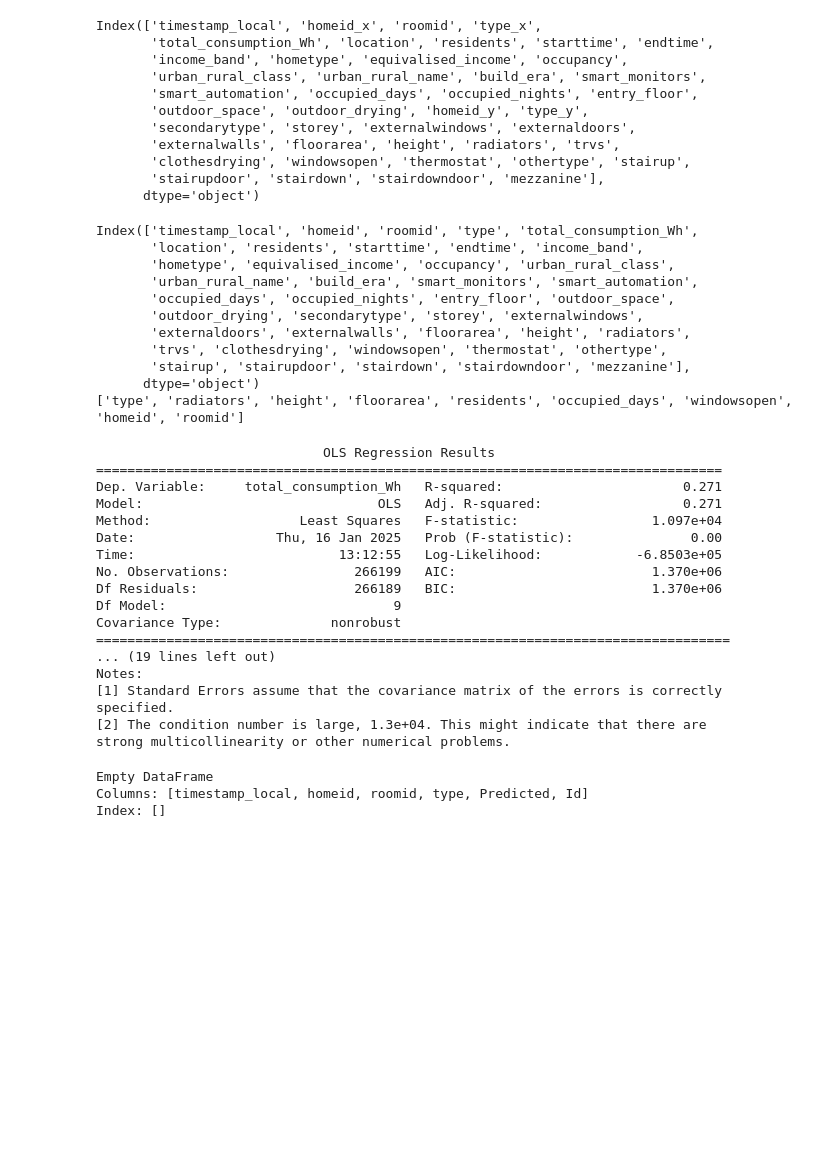
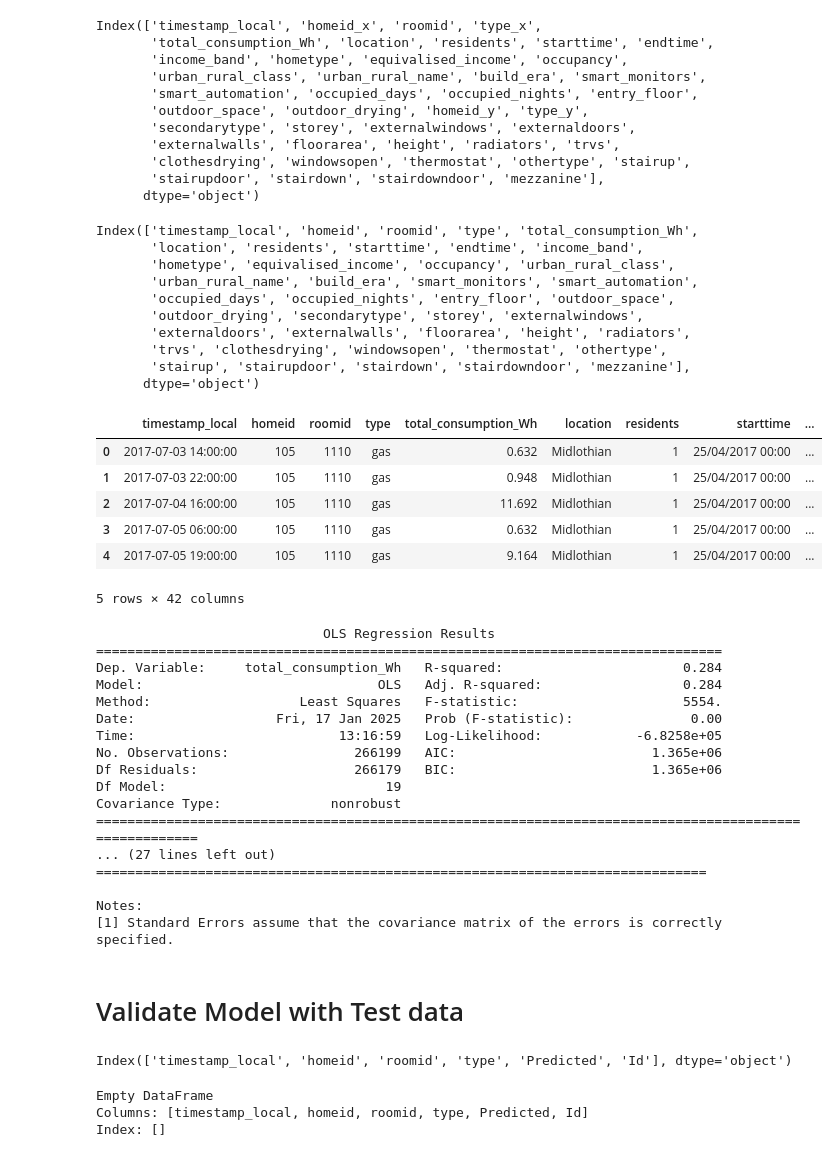
Before and after one commit to Julian200019/DataScience2024, a Jupyter notebook: Xmas_Challenge/ideal_eda.ipynb, the cells around one changed output. Saved outputs shown, nothing was run; the diff lists cells and outputs as text; code cells hidden in the pictures; blank space fills up the shorter version.

```diff
--- a/Xmas_Challenge/ideal_eda.ipynb
+++ b/Xmas_Challenge/ideal_eda.ipynb
@@ -286,12 +264,8 @@ merged_data = merged_data.rename(columns=cols_to_rename)
 cols_to_drop = [col for col in merged_data.columns if col.endswith('_y')]
 merged_data = merged_data.drop(columns=cols_to_drop)
 
-# Update top_predictors to reflect renamed columns
-top_predictors = [col[:-2] if col.endswith(('_x', '_y')) else col for col in top_predictors]
-top_predictors = list(dict.fromkeys(top_predictors)) # Entfernt Duplikate unter Beibehaltung der Reihenfolge (Python 3.7+)
 
 print(merged_data.columns)
-print(top_predictors)
 # %% [output]
 Index(['timestamp_local', 'homeid', 'roomid', 'type', 'total_consumption_Wh',
        'location', 'residents', 'starttime', 'endtime', 'income_band',
@@ -303,33 +277,53 @@ Index(['timestamp_local', 'homeid', 'roomid', 'type', 'total_consumption_Wh',
        'trvs', 'clothesdrying', 'windowsopen', 'thermostat', 'othertype',
        'stairup', 'stairupdoor', 'stairdown', 'stairdowndoor', 'mezzanine'],
       dtype='object')
-['type', 'radiators', 'height', 'floorarea', 'residents', 'occupied_days', 'windowsopen', 'homeid', 'roomid']
+# %%
+# Hinzufügen der ID-Spalte
+merged_data['Id'] = (
+    merged_data['homeid'].astype(str) + '_' +
+    merged_data['roomid'].astype(str) + '_' +
+    merged_data['timestamp_local'].astype(str) + '_' +
+    merged_data['type']
+)
+
+# Die ersten Zeilen anzeigen
+merged_data.head()
+# %% [output]
+|  | timestamp_local | homeid | roomid | type | total_consumption_Wh | location | residents | starttime | ... |
+| 0 | 2017-07-03 14:00:00 | 105 | 1110 | gas | 0.632 | Midlothian | 1 | 25/04/2017 00:00 | ... |
+| 1 | 2017-07-03 22:00:00 | 105 | 1110 | gas | 0.948 | Midlothian | 1 | 25/04/2017 00:00 | ... |
+| 2 | 2017-07-04 16:00:00 | 105 | 1110 | gas | 11.692 | Midlothian | 1 | 25/04/2017 00:00 | ... |
+| 3 | 2017-07-05 06:00:00 | 105 | 1110 | gas | 0.632 | Midlothian | 1 | 25/04/2017 00:00 | ... |
+| 4 | 2017-07-05 19:00:00 | 105 | 1110 | gas | 9.164 | Midlothian | 1 | 25/04/2017 00:00 | ... |
+5 rows × 42 columns
 # %%
 # Formel für OLS-Modell
 formula = "total_consumption_Wh ~ " + " + ".join(top_predictors)
 
 # Modell erstellen und fitten
-mod = smf.ols(formula=formula, data=merged_data)
+mod = smf.ols(formula='total_consumption_Wh ~ residents + hometype +smart_monitors + build_era + type + occupied_days + occupied_nights + externalwindows + externaldoors + externalwalls', data=merged_data)
 mod = mod.fit()
 print(mod.summary())
 # %% [output]
                              OLS Regression Results
 ================================================================================
-Dep. Variable:     total_consumption_Wh   R-squared:                       0.271
-Model:                              OLS   Adj. R-squared:                  0.271
-Method:                   Least Squares   F-statistic:                 1.097e+04
-Date:                  Thu, 16 Jan 2025   Prob (F-statistic):               0.00
-Time:                          13:12:55   Log-Likelihood:            -6.8503e+05
-No. Observations:                266199   AIC:                         1.370e+06
-Df Residuals:                    266189   BIC:                         1.370e+06
-Df Model:                             9
+Dep. Variable:     total_consumption_Wh   R-squared:                       0.284
+Model:                              OLS   Adj. R-squared:                  0.284
+Method:                   Least Squares   F-statistic:                     5554.
+Date:                  Fri, 17 Jan 2025   Prob (F-statistic):               0.00
+Time:                          13:16:59   Log-Likelihood:            -6.8258e+05
+No. Observations:                266199   AIC:                         1.365e+06
+Df Residuals:                    266179   BIC:                         1.365e+06
+Df Model:                            19
 Covariance Type:              nonrobust
-=================================================================================
-... (19 lines left out)
+=======================================================================================================
+... (27 lines left out)
+==============================================================================
+
 Notes:
 [1] Standard Errors assume that the covariance matrix of the errors is correctly specified.
-[2] The condition number is large, 1.3e+04. This might indicate that there are
-strong multicollinearity or other numerical problems.
+# %% [markdown]
+# Validate Model with Test data
 # %%
 energy_test = pd.read_csv("https://raw.githubusercontent.com/olivermueller/ds4b-2024/refs/heads/main/Xmas_Challenge/energy_test.csv")
 energy_test["timestamp_local"] = pd.to_datetime(energy["timestamp_local"])
@@ -339 +330,5 @@ energy_test = energy_test.drop_duplicates(subset=['homeid', 'roomid', 'timestamp
+# %%
+energy_test.columns
+# %% [output]
+Index(['timestamp_local', 'homeid', 'roomid', 'type', 'Predicted', 'Id'], dtype='object')
 # %%
```
Also changed, not shown: parts of 11 cells of this notebook.
